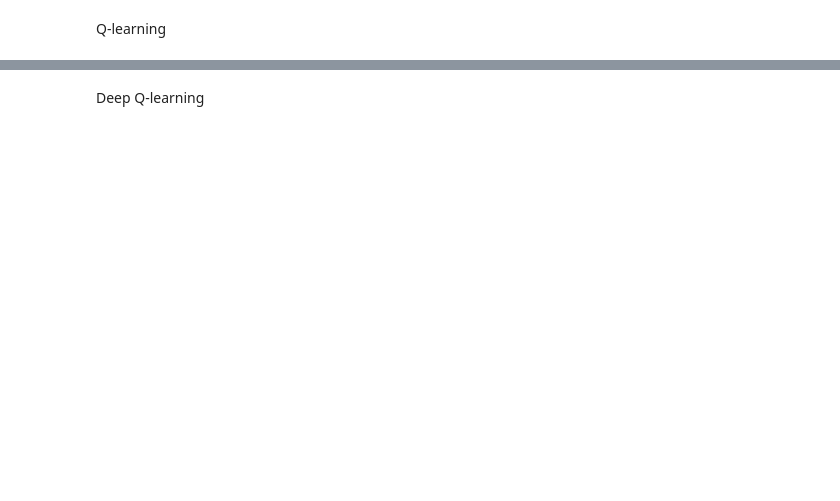
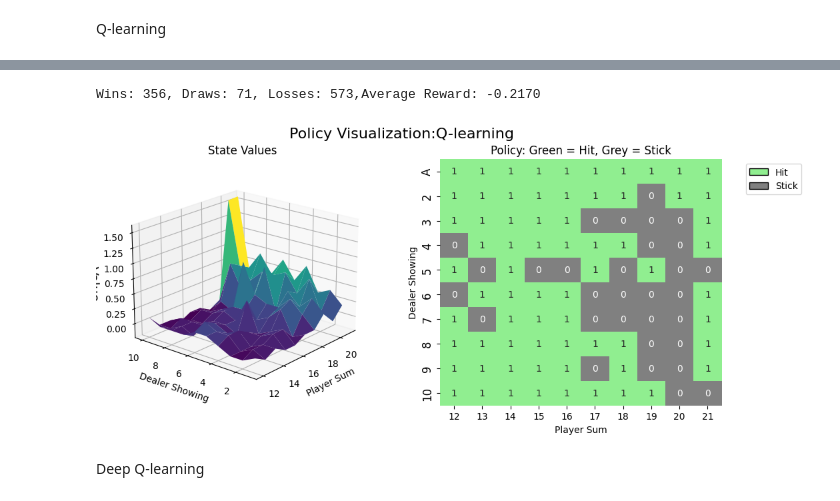
Before and after one commit to vlada270/RL_Blackjack, a Jupyter notebook: Q_learning&DQN.ipynb, the cells around one changed output, grey strips where cells are left out. Cells and saved outputs as stored; diff of their text form; code cells hidden in the pictures; blank space fills up the shorter version.

```diff
--- a/Q_learning&DQN.ipynb
+++ b/Q_learning&DQN.ipynb
@@ -164,0 +170,4 @@ print(f"Average reward over 1000 episodes: {average_reward}")
+# %%
+play_blackjack(Q, env)
+# %% [output]
+Wins: 356, Draws: 71, Losses: 573,Average Reward: -0.2170
@@ -165,3 +241,7 @@ print(f"Average reward over 1000 episodes: {average_reward}")
+# %%
+visualize_policy(Q)
+# %% [output]
+[figure, added]
 # %% [markdown]
 Deep Q-learning
 # %%
```
Also changed, not shown: parts of 15 cells of this notebook.
